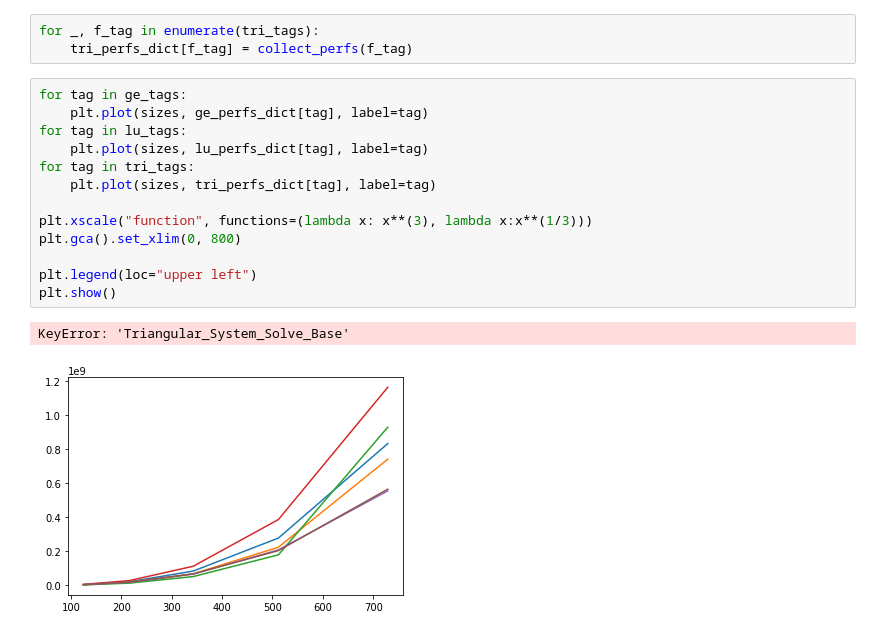
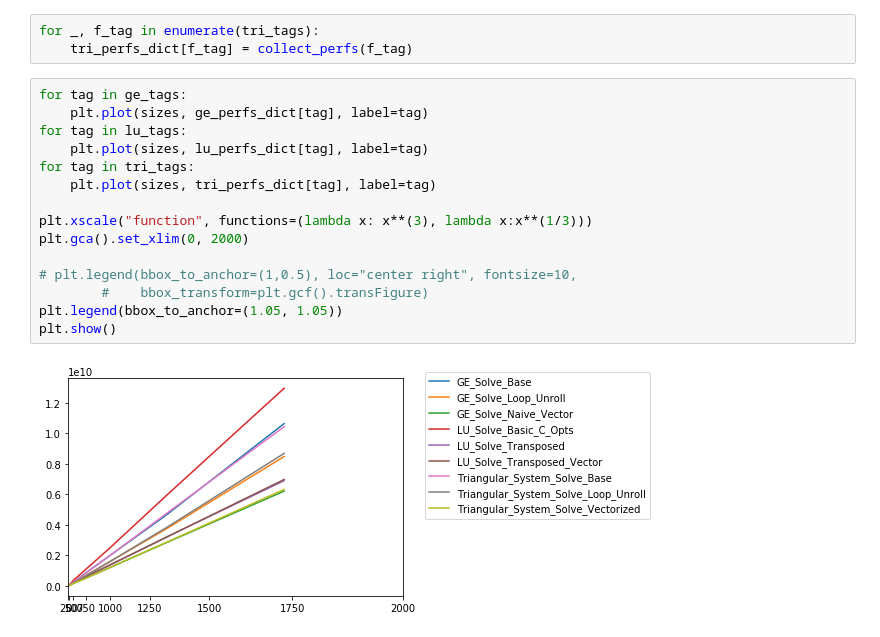
Before and after one commit to vogr/particle-swarm, a Jupyter notebook: graphing/graphing.ipynb, the cells around one changed output. Saved outputs shown, nothing was run; the diff lists cells and outputs as text.

Commit message:
graphing

```diff
--- a/graphing/graphing.ipynb
+++ b/graphing/graphing.ipynb
@@ -37,16 +37,17 @@ for _, f_tag in enumerate(tri_tags):
 # %%
 for tag in ge_tags:
     plt.plot(sizes, ge_perfs_dict[tag], label=tag)
 for tag in lu_tags:
     plt.plot(sizes, lu_perfs_dict[tag], label=tag)
 for tag in tri_tags:
     plt.plot(sizes, tri_perfs_dict[tag], label=tag)
 
 plt.xscale("function", functions=(lambda x: x**(3), lambda x:x**(1/3)))
-plt.gca().set_xlim(0, 800)
+plt.gca().set_xlim(0, 2000)
 
-plt.legend(loc="upper left")
+# plt.legend(bbox_to_anchor=(1,0.5), loc="center right", fontsize=10,
+        #    bbox_transform=plt.gcf().transFigure)
+plt.legend(bbox_to_anchor=(1.05, 1.05))
 plt.show()
 # %% [output]
-KeyError: 'Triangular_System_Solve_Base'
-[figure, old version]
+[figure, new version]
```
Also changed, not shown: 2 other files.
